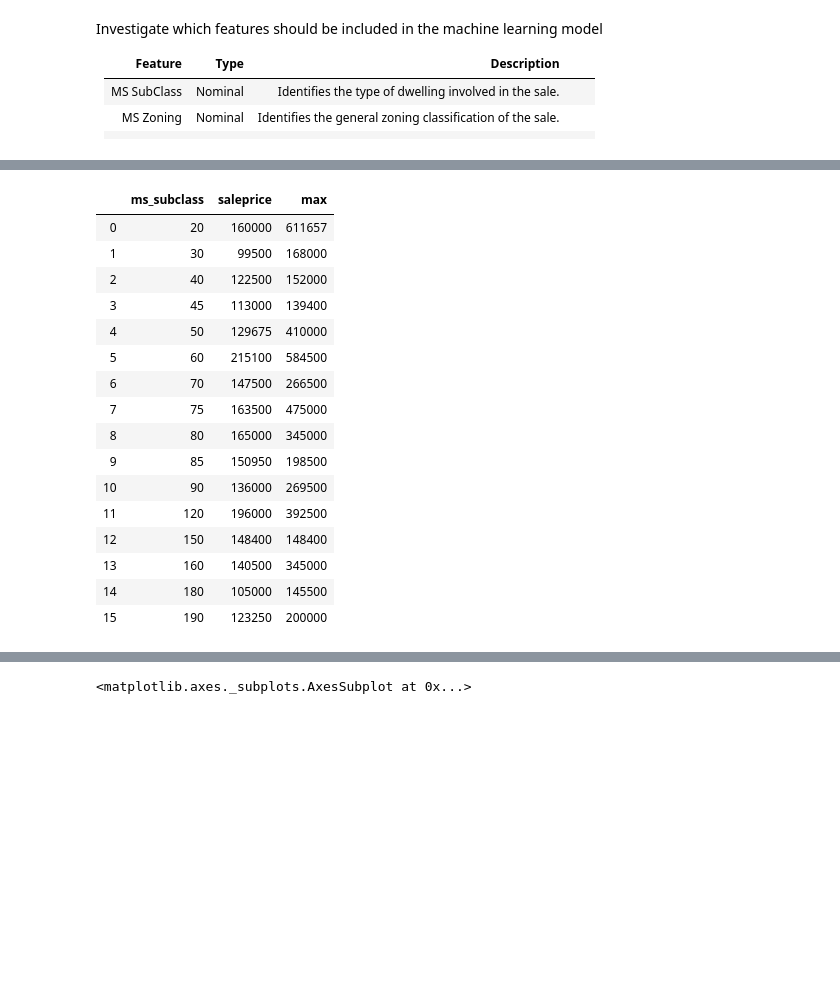
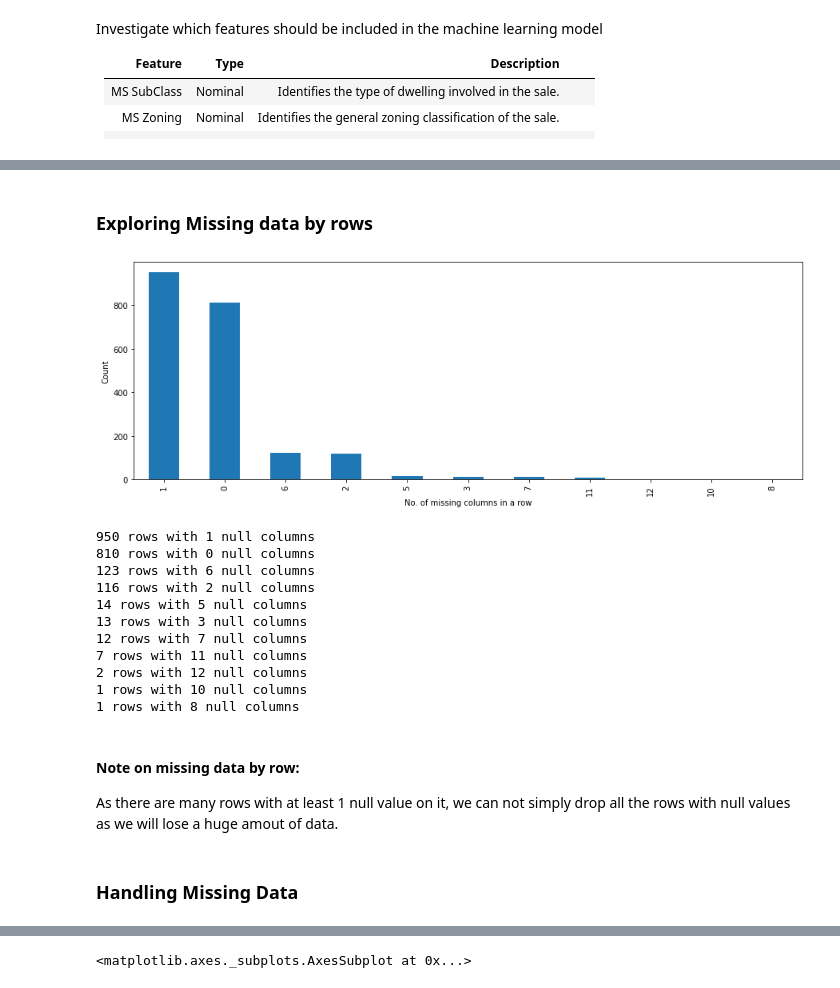
Before and after one commit to kelvinAI/ga-proj2-ames-housing, a Jupyter notebook: ames-housing.ipynb, the cells around one changed output, grey strips where cells are left out. Cells and saved outputs as stored; diff of their text form; code cells hidden in the pictures; blank space fills up the shorter version.

```diff
--- a/ames-housing.ipynb
+++ b/ames-housing.ipynb
@@ -251,0 +225,2 @@ The way to statistically check for relationships between categorical/nominal var
+# %%
+drop_cols = {'pool_qc','misc_feature','alley','fence','id','pid'}
@@ -266,5 +248,3 @@ raw_data['gr_liv_area'].sort_values(ascending=False)
 432      438
 1428     334
 Name: gr_liv_area, Length: 2051, dtype: int64
-# %%
-df = raw_data.drop(labels=[960,1885] , axis=0)
@@ -312,3 +251,7 @@ id and pid columns will also be dropped as they present no signifcant value for
+# %%
+# Drop index 960 and 1885 as they are outliers
+# this cell should only be run once
+df = df.drop(labels=[960,1885] , axis=0)
 # %% [markdown]
 Investigate which features should be included in the machine learning model
 
@@ -426,21 +263,31 @@ ms_subclass_df
-# %%
-ms_subclass_df = df.groupby('ms_subclass')['saleprice'].agg(saleprice=np.median,max=np.max).reset_index()
-ms_subclass_df
-# %% [output]
-|  | ms_subclass | saleprice | max |
-| 0 | 20 | 160000 | 611657 |
-| 1 | 30 | 99500 | 168000 |
-| 2 | 40 | 122500 | 152000 |
-| 3 | 45 | 113000 | 139400 |
-| 4 | 50 | 129675 | 410000 |
-| 5 | 60 | 215100 | 584500 |
-| 6 | 70 | 147500 | 266500 |
-| 7 | 75 | 163500 | 475000 |
-| 8 | 80 | 165000 | 345000 |
-| 9 | 85 | 150950 | 198500 |
-| 10 | 90 | 136000 | 269500 |
-| 11 | 120 | 196000 | 392500 |
-| 12 | 150 | 148400 | 148400 |
-| 13 | 160 | 140500 | 345000 |
-| 14 | 180 | 105000 | 145500 |
-| 15 | 190 | 123250 | 200000 |
+# %% [markdown]
+### Exploring Missing data by rows
+# %%
+# Missing values along axis=1
+# Statistics for missing values by rows
+na_rows_stats = df.isnull().sum(axis=1)
+missing_cols_in_row = na_rows_stats.value_counts()
+missing_cols_in_row.plot.bar(figsize=(15,5));
+plt.xlabel("No. of missing columns in a row");
+plt.ylabel("Count");
+# %% [output]
+[figure, added]
+# %%
+print("\n".join([ "{} rows with {} null columns".format(count,miss) for miss, count in missing_cols_in_row.items() ]) )
+# %% [output]
+950 rows with 1 null columns
+810 rows with 0 null columns
+123 rows with 6 null columns
+116 rows with 2 null columns
+14 rows with 5 null columns
+13 rows with 3 null columns
+12 rows with 7 null columns
+7 rows with 11 null columns
+2 rows with 12 null columns
+1 rows with 10 null columns
+1 rows with 8 null columns
+# %% [markdown]
+#### Note on missing data by row:
+As there are many rows with at least 1 null value on it, we can not simply drop all the rows with null values as we will lose a huge amout of data.
+# %% [markdown]
+### Handling Missing Data
```
Also changed, not shown: parts of 266 cells of this notebook, 2 other files.
